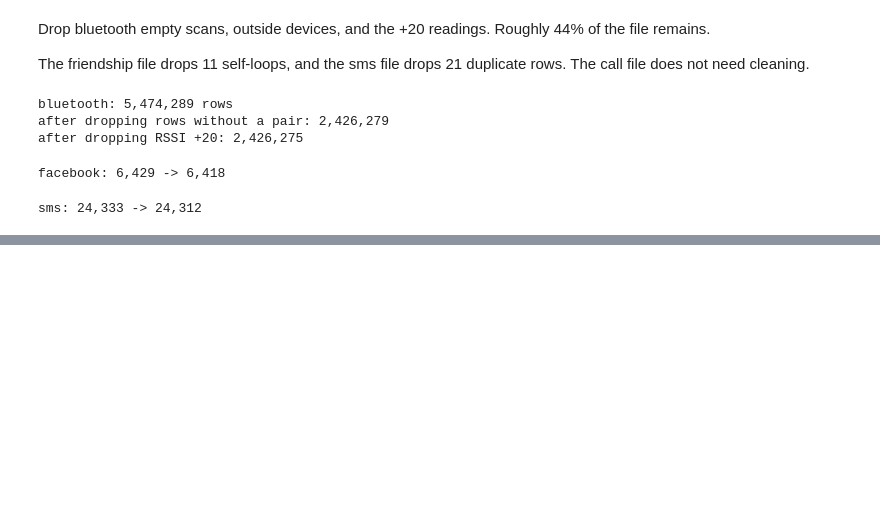
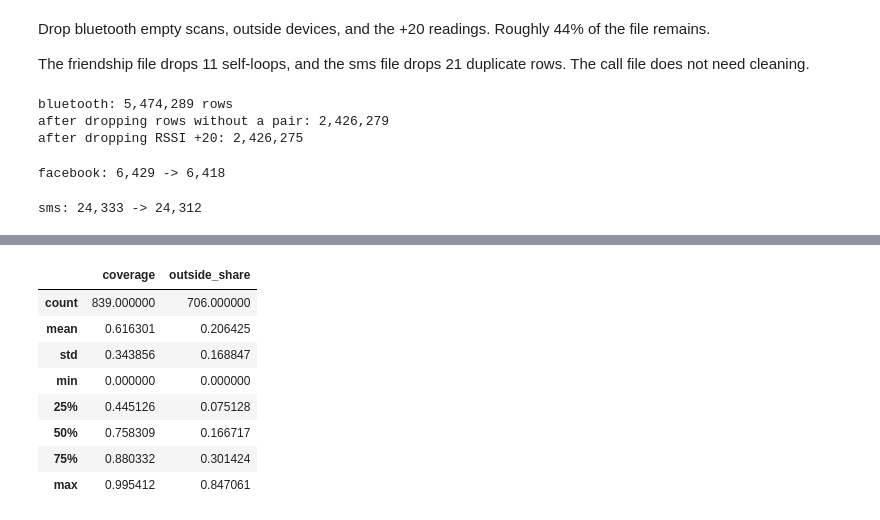
Before and after one commit to s9ib0T/data-mining-1, a Jupyter notebook: notebooks/preprocess.ipynb, the cells around one changed output, grey strips where cells are left out. Saved outputs shown, nothing was run; the diff lists cells and outputs as text; code cells hidden in the pictures; blank space fills up the shorter version.

```diff
--- a/notebooks/preprocess.ipynb
+++ b/notebooks/preprocess.ipynb
@@ -324,0 +336,13 @@ sms: 24,333 -> 24,312
+# %%
+st = pp.students(bt, fb_clean, calls, sms_clean)
+st.describe()
+# %% [output]
+|  | coverage | outside_share |
+| count | 839.000000 | 706.000000 |
+| mean | 0.616301 | 0.206425 |
+| std | 0.343856 | 0.168847 |
+| min | 0.000000 | 0.000000 |
+| 25% | 0.445126 | 0.075128 |
+| 50% | 0.758309 | 0.166717 |
+| 75% | 0.880332 | 0.301424 |
+| max | 0.995412 | 0.847061 |
```
Also changed, not shown: parts of 9 cells of this notebook, 1 other file.
